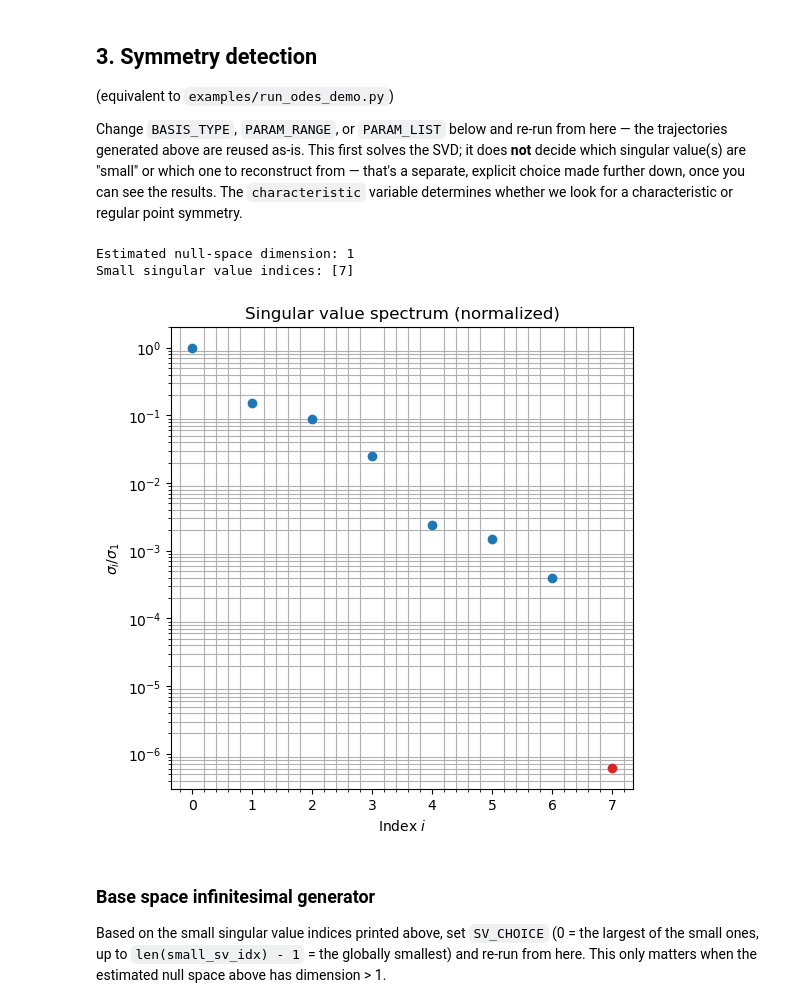
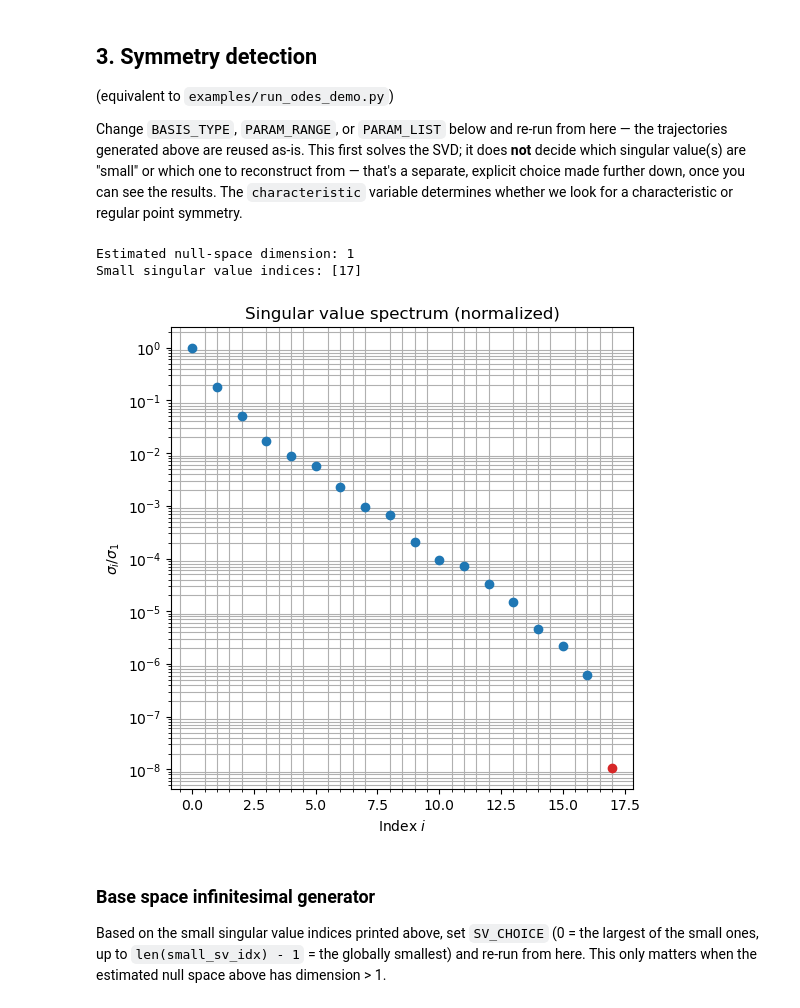
Before and after one commit to rros22/symmetry-detection, a Jupyter notebook: notebooks/ode_symmetry_explorer.ipynb, the cells around one changed output. Drawn from its saved outputs; the diff is of its cells as text; code cells hidden in the pictures.

```diff
--- a/notebooks/ode_symmetry_explorer.ipynb
+++ b/notebooks/ode_symmetry_explorer.ipynb
@@ -31,11 +31,12 @@ from symmetry_detection import solver
 # --- ODE choice ---
 # One of gtr.ODES.keys(): "bernoulli", "rational", "riccati", "scaling", "abel"
 ODE = "bernoulli"
+method="DOP853"
 analytic_derivative = False
 num_points = 3000
 initial_conditions = np.linspace(0.75, 2, 500)
-rtol = 1e-12
-atol = 1e-12
+rtol = 1e-15
+atol = 1e-15
 
 # --- Normal field: analytic (exact, from the known ODE) vs. data-driven
 # (mfd.estimate_normal_field, a 2D/scattered-data generalization of
@@ -43,9 +44,9 @@ atol = 1e-12
 # manifold.py for why this needs multiple trajectories, not just one).
 # normal_window=(di, dj), normal_degree, normal_boundary_margin only matter
 # when analytic_normal=False.
-analytic_normal = True
-normal_window = (2, 5)
-normal_degree = 1
+analytic_normal = False
+normal_window = (8, 8)
+normal_degree = 2
 normal_boundary_margin = 0  # extra trajectories/points to discard beyond window/di,dj
 
 # --- Optional subsampling (only matters when analytic_normal=False): use ALL
@@ -79,7 +80,7 @@ X = gtr.generate_equation_manifold(
     x_end=ode_args.end,
     initial_conditions=initial_conditions,
     num_points=num_points,
-    method=ode_args.method,
+    method=method,
     rtol=rtol,
     atol=atol,
     analytic_derivative=analytic_derivative
@@ -671,7 +504,7 @@ characteristic = False
 # --- Basis elements: pick a range OR an explicit list, exactly like the CLI's
 # --param_range / --param_list flags (see data_matrices.resolve_basis_args).
 # PARAM_LIST always overrides PARAM_RANGE when it is not None.
-PARAM_RANGE = (0, 1)  # all (m, n) pairs with m, n in 0..3
+PARAM_RANGE = (0, 2)  # all (m, n) pairs with m, n in 0..3
 PARAM_LIST = None #[(0,0), (-2,2)] #[(0,0), (1,0), (-2,2)]    # e.g. [(0, 0), (1, 0), (0, 1), (2, 1)] to pick elements individually
 sv_ratio = 1000
 
@@ -687,35 +520,35 @@ basis_args = dm.resolve_basis_args(basis_args)
 # Build the homogeneous system and solve its null space via SVD. This is
 # pure linear algebra: solve_svd makes no judgment about which singular
 # value(s) are "small" - that's a separate, explicit step below, done only
 # after you can see svd_result.S here.
 svd_result = solver.solve_svd(
     X_stacked, N,
     basis_type=basis_args.basis_type,
     param_range=basis_args.param_range,
     param_list=basis_args.param_list,
     characteristic=characteristic
 )
 small_sv_idx = solver.small_singular_value_indices(svd_result.S, drop_ratio=sv_ratio)
 rpt.print_svd_summary(svd_result.S, small_sv_idx)
 
 S_norm = svd_result.S / svd_result.S[0]
 all_idx = np.arange(len(svd_result.S))
 large_sv_idx = np.setdiff1d(all_idx, small_sv_idx, assume_unique=True)
 
 fig3, ax3 = plt.subplots(figsize=(6, 6))
 
 ax3.semilogy(large_sv_idx, S_norm[large_sv_idx], marker='o', linestyle='None', color='C0')
 ax3.semilogy(small_sv_idx, S_norm[small_sv_idx], marker='o', linestyle='None', color='C3')
 ax3.set_xlabel("Index $i$")
 ax3.set_ylabel(r"$\sigma_i / \sigma_1$")
 ax3.set_title("Singular value spectrum (normalized)")
 ax3.set_box_aspect(1)
 ax3.grid(which='minor')
 ax3.minorticks_on()
 # %% [output]
 Estimated null-space dimension: 1
-Small singular value indices: [7]
+Small singular value indices: [17]
-[figure, old version]
+[figure, new version]
 # %% [markdown]
 ### Base space infinitesimal generator
 
```
Also changed, not shown: parts of 9 cells of this notebook, 1 other file.
